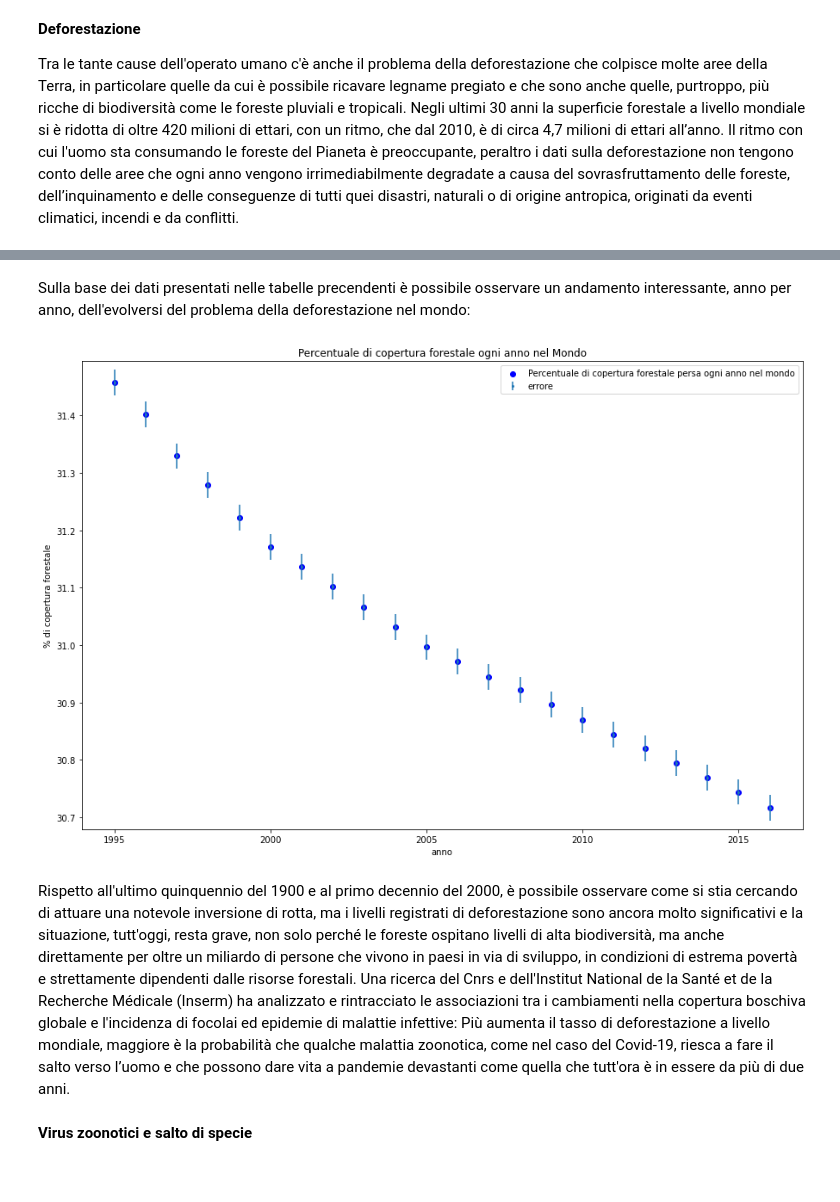
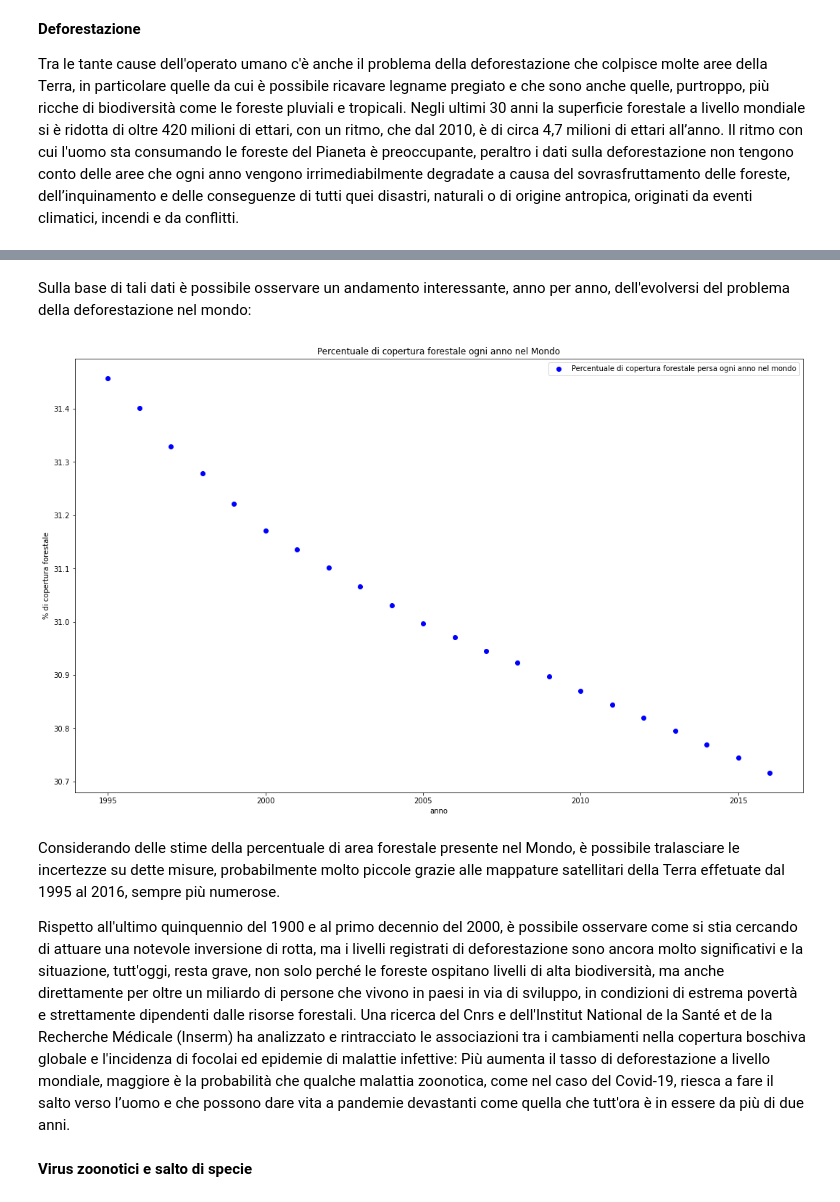
Before and after one commit to FrancescoPollio/analisi-dati-2022, a Jupyter notebook: Progetto_virus_zoonotici.ipynb, the cells around one changed output, grey strips where cells are left out. Cells and saved outputs as stored; diff of their text form; code cells hidden in the pictures.

```diff
--- a/Progetto_virus_zoonotici.ipynb
+++ b/Progetto_virus_zoonotici.ipynb
@@ -64,17 +64,16 @@ df_deforestation_perc
 # %% [markdown]
-Sulla base dei dati presentati nelle tabelle precendenti è possibile osservare un andamento interessante, anno per anno, dell'evolversi del problema della deforestazione nel mondo:
+Sulla base di tali dati è possibile osservare un andamento interessante, anno per anno, dell'evolversi del problema della deforestazione nel mondo:
 # %%
-def_noise = 0.0224245757*np.ones(len(df_deforestation_perc['Year']))
-
-plt.figure(figsize=(15,10))
+plt.figure(figsize=(18,11))
 plt.scatter(df_deforestation_perc['Year'], df_deforestation_perc['World forest area(%)'], marker='o', label='Percentuale di copertura forestale persa ogni anno nel mondo', color='blue')
-plt.errorbar(df_deforestation_perc['Year'], df_deforestation_perc['World forest area(%)'], fmt='o', markersize=2, yerr=def_noise, label='errore')
 plt.title('Percentuale di copertura forestale ogni anno nel Mondo')
 plt.ylabel('% di copertura forestale')
 plt.xlabel('anno')
 plt.legend()
 plt.show()
 # %% [output]
-[figure, old version]
+[figure, new version]
 # %% [markdown]
+Considerando delle stime della percentuale di area forestale presente nel Mondo, è possibile tralasciare le incertezze su dette misure, probabilmente molto piccole grazie alle mappature satellitari della Terra effetuate dal 1995 al 2016, sempre più numerose.
+
 Rispetto all'ultimo quinquennio del 1900 e al primo decennio del 2000, è possibile osservare come si stia cercando di attuare una notevole inversione di rotta, ma i livelli registrati di deforestazione sono ancora molto significativi e la situazione, tutt'oggi, resta grave, non solo perché le foreste ospitano livelli di alta biodiversità, ma anche direttamente per oltre un miliardo di persone che vivono in paesi in via di sviluppo, in condizioni di estrema povertà e strettamente dipendenti dalle risorse forestali. Una ricerca del Cnrs e dell'Institut National de la Santé et de la Recherche Médicale (Inserm) ha analizzato e rintracciato le associazioni tra i cambiamenti nella copertura boschiva globale e l'incidenza di focolai ed epidemie di malattie infettive: Più aumenta il tasso di deforestazione a livello mondiale, maggiore è la probabilità che qualche malattia zoonotica, come nel caso del Covid-19, riesca a fare il salto verso l’uomo e che possono dare vita a pandemie devastanti come quella che tutt'ora è in essere da più di due anni.
```
Also changed, not shown: parts of 23 cells of this notebook.
